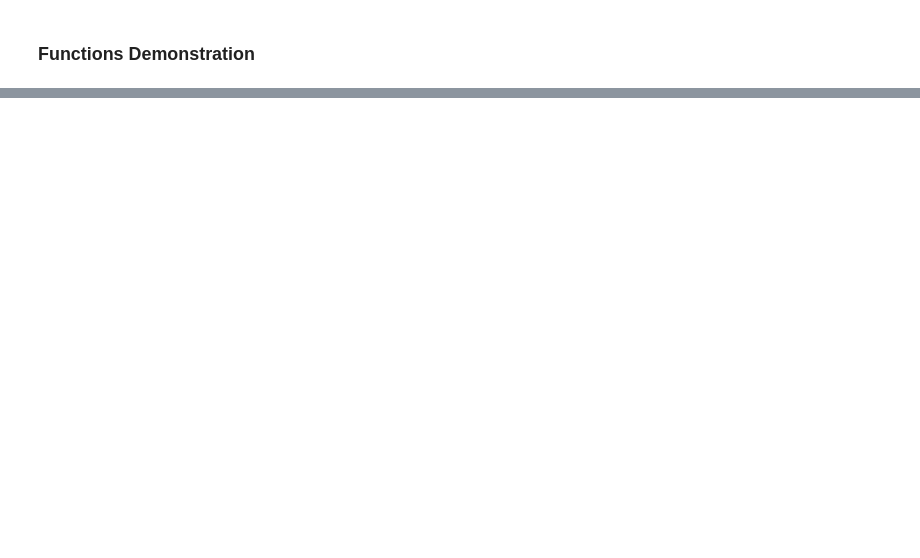
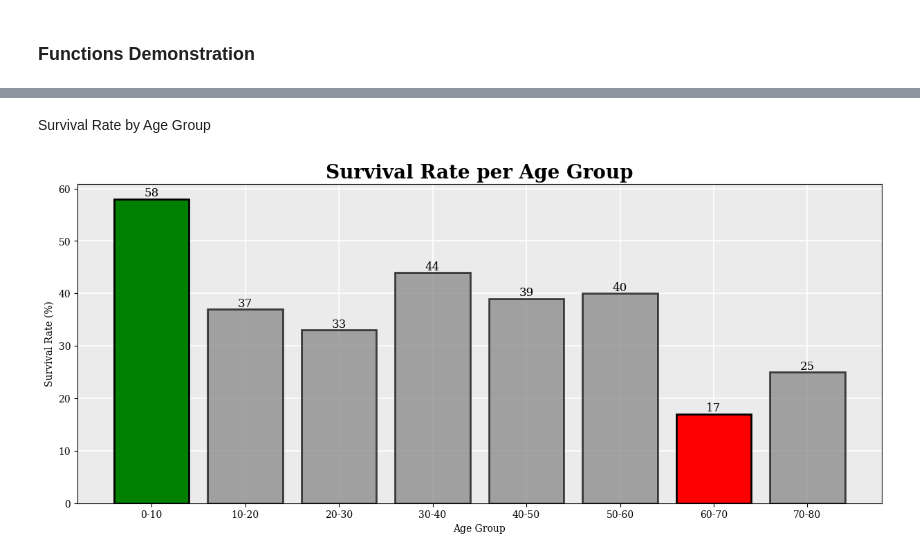
Before and after one commit to Abigor111/SunTzu, a Jupyter notebook: examples/Titanic_Data_Analysis.ipynb, the cells around one changed output, grey strips where cells are left out. Drawn from its saved outputs; the diff is of its cells as text; code cells hidden in the pictures; blank space fills up the shorter version.

```diff
--- a/examples/Titanic_Data_Analysis.ipynb
+++ b/examples/Titanic_Data_Analysis.ipynb
@@ -62,0 +492,34 @@ Line Plots
+# %% [markdown]
+Survival Rate by Age Group
+# %%
+age_bins = [0, 10, 20, 30, 40, 50, 60, 70, 80]
+srag = visualization.copy() #srag stands for survival_rate_by_age_group
+srag['AgeGroup'] = pd.cut(srag['Age'], bins=age_bins)
+srag.dropna(inplace=True)
+srag["AgeGroup"] = srag["AgeGroup"].astype(str)
+new_names_for_port_of_embarkation = {
+    '(0, 10]': '0-10',
+    '(10, 20]': '10-20',
+    '(20, 30]': '20-30',
+    '(30, 40]': '30-40',
+    '(40, 50]': '40-50',
+    '(50, 60]': '50-60',
+    '(60, 70]': '60-70',
+    '(70, 80]': '70-80'
+}
+srag['AgeGroup'] = srag['AgeGroup'].map(new_names_for_port_of_embarkation)
+srag = srag.groupby('AgeGroup')['Survived'].mean().reset_index()
+srag['Survived'] = (srag['Survived'] * 100).astype(int)
+srag = snt.start_Visualization(srag)
+srag = srag.barplot(
+    "AgeGroup", "Survived",
+    title="Survival Rate per Age Group",
+    xlabel="Age Group",
+    ylabel="Survival Rate (%)",
+    grid=True
+)
+srag = settings.show_bar_values(srag)
+srag = settings.change_bar_colors(srag, ["gray"], alpha=0.7)
+srag = settings.highlight_max_min_bar(srag)
+# %% [output]
+[figure, added]
```
Also changed, not shown: parts of 114 cells of this notebook, 10 other files.
